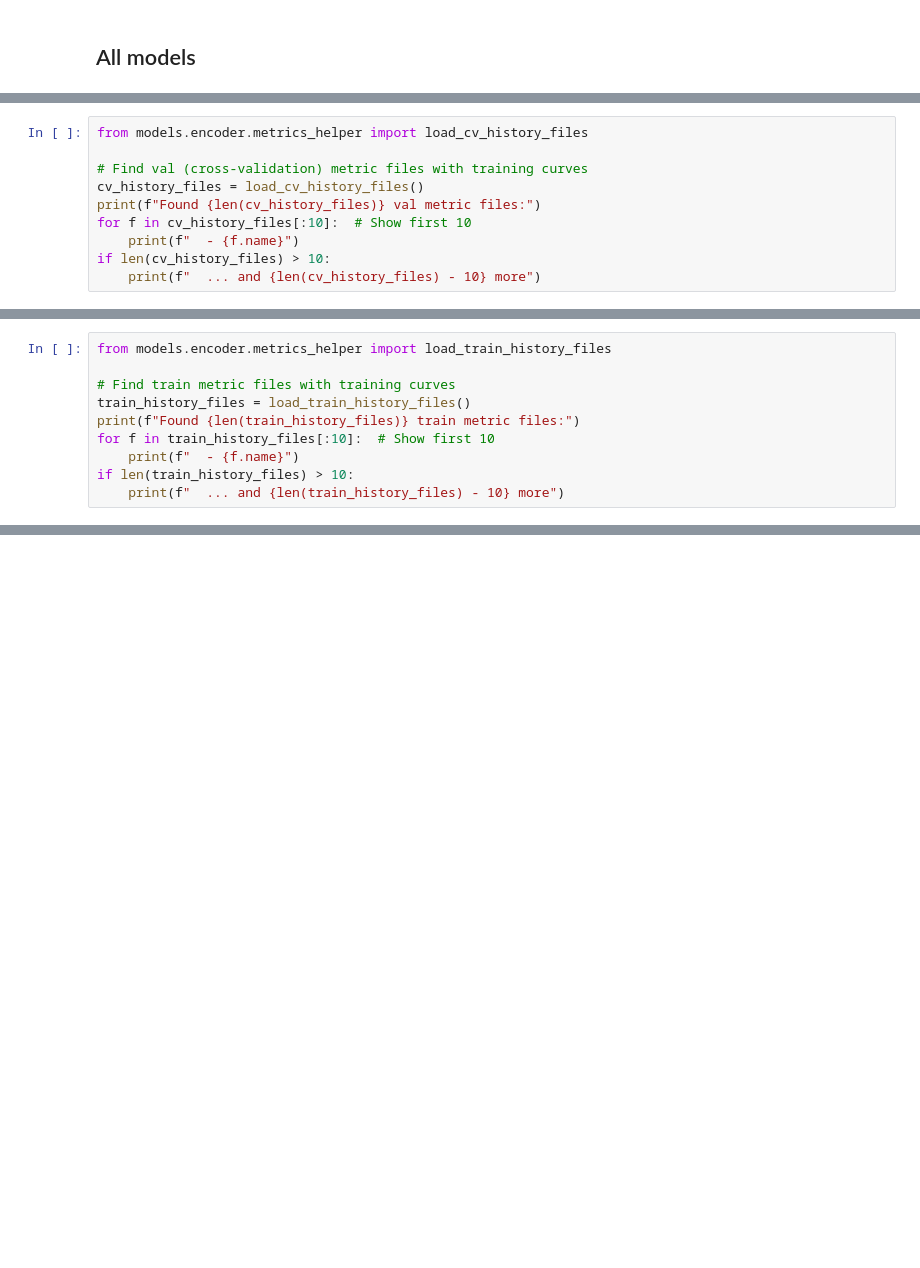
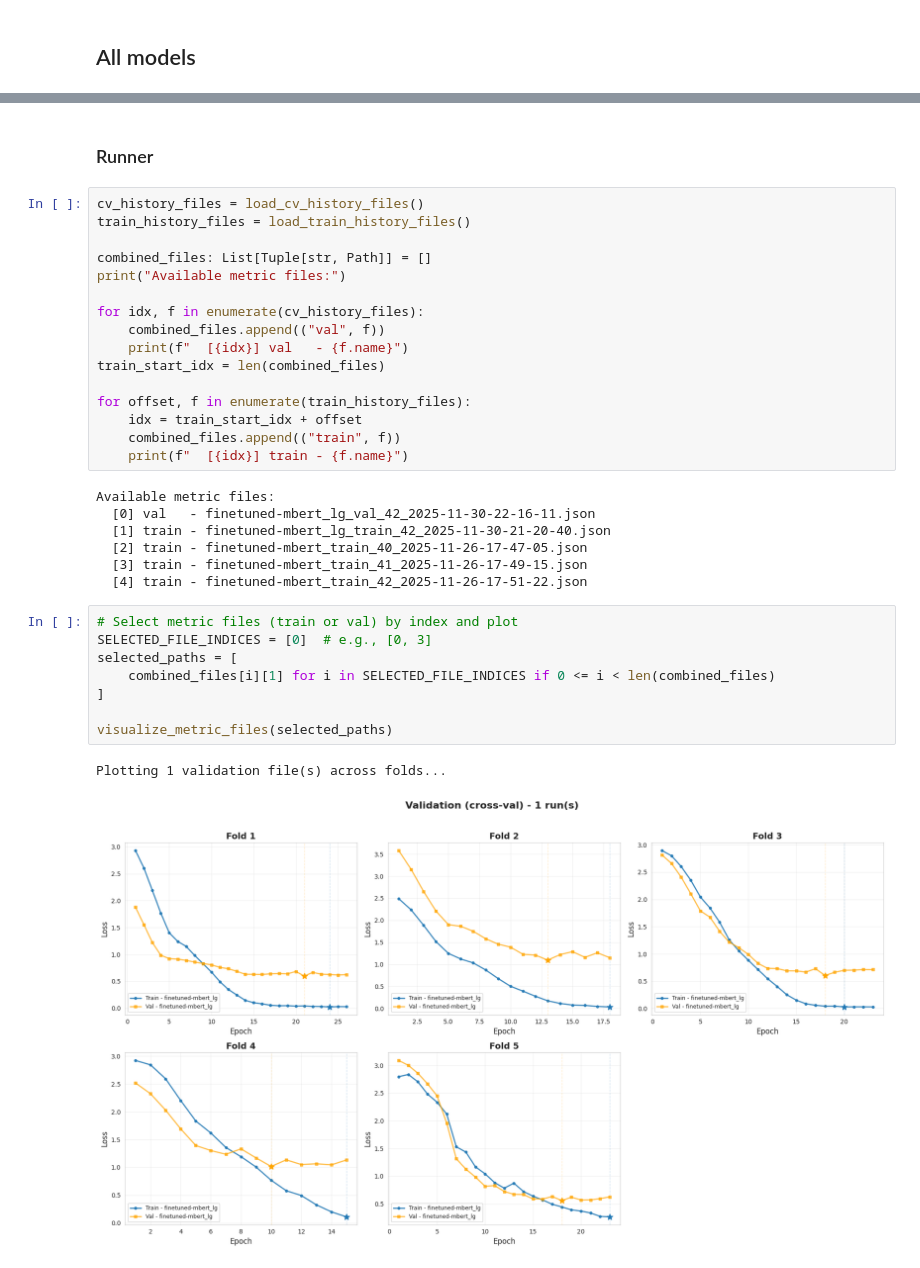
Before and after one commit to itzTerra/vis-desc, a Jupyter notebook: modules/lab/src/models/encoder/training_visualization.ipynb, the cells around one changed output, grey strips where cells are left out. Drawn from its saved outputs; the diff is of its cells as text; blank space fills up the shorter version.

Commit message:
feat(finetuned-mbert): add LoRA support; improve metric visualization

```diff
--- a/modules/lab/src/models/encoder/training_visualization.ipynb
+++ b/modules/lab/src/models/encoder/training_visualization.ipynb
@@ -912,10 +623,0 @@ def plot_all_folds_for_multiple_cv(cv_data_list):
-# %%
-from models.encoder.metrics_helper import load_cv_history_files
-
-# Find val (cross-validation) metric files with training curves
-cv_history_files = load_cv_history_files()
-print(f"Found {len(cv_history_files)} val metric files:")
-for f in cv_history_files[:10]:  # Show first 10
-    print(f"  - {f.name}")
-if len(cv_history_files) > 10:
-    print(f"  ... and {len(cv_history_files) - 10} more")
@@ -972,10 +623,0 @@ Plotting 1 CV run(s)...
-# %%
-from models.encoder.metrics_helper import load_train_history_files
-
-# Find train metric files with training curves
-train_history_files = load_train_history_files()
-print(f"Found {len(train_history_files)} train metric files:")
-for f in train_history_files[:10]:  # Show first 10
-    print(f"  - {f.name}")
-if len(train_history_files) > 10:
-    print(f"  ... and {len(train_history_files) - 10} more")
@@ -1114,0 +870,36 @@ Plotted 1 training run(s)
+# %% [markdown]
+### Runner
+# %%
+cv_history_files = load_cv_history_files()
+train_history_files = load_train_history_files()
+
+combined_files: List[Tuple[str, Path]] = []
+print("Available metric files:")
+
+for idx, f in enumerate(cv_history_files):
+    combined_files.append(("val", f))
+    print(f"  [{idx}] val   - {f.name}")
+train_start_idx = len(combined_files)
+
+for offset, f in enumerate(train_history_files):
+    idx = train_start_idx + offset
+    combined_files.append(("train", f))
+    print(f"  [{idx}] train - {f.name}")
+# %% [output]
+Available metric files:
+  [0] val   - finetuned-mbert_lg_val_42_2025-11-30-22-16-11.json
+  [1] train - finetuned-mbert_lg_train_42_2025-11-30-21-20-40.json
+  [2] train - finetuned-mbert_train_40_2025-11-26-17-47-05.json
+  [3] train - finetuned-mbert_train_41_2025-11-26-17-49-15.json
+  [4] train - finetuned-mbert_train_42_2025-11-26-17-51-22.json
+# %%
+# Select metric files (train or val) by index and plot
+SELECTED_FILE_INDICES = [0]  # e.g., [0, 3]
+selected_paths = [
+    combined_files[i][1] for i in SELECTED_FILE_INDICES if 0 <= i < len(combined_files)
+]
+
+visualize_metric_files(selected_paths)
+# %% [output]
+Plotting 1 validation file(s) across folds...
+[figure, added]
```
Also changed, not shown: parts of 32 cells of this notebook, 5 other files.
